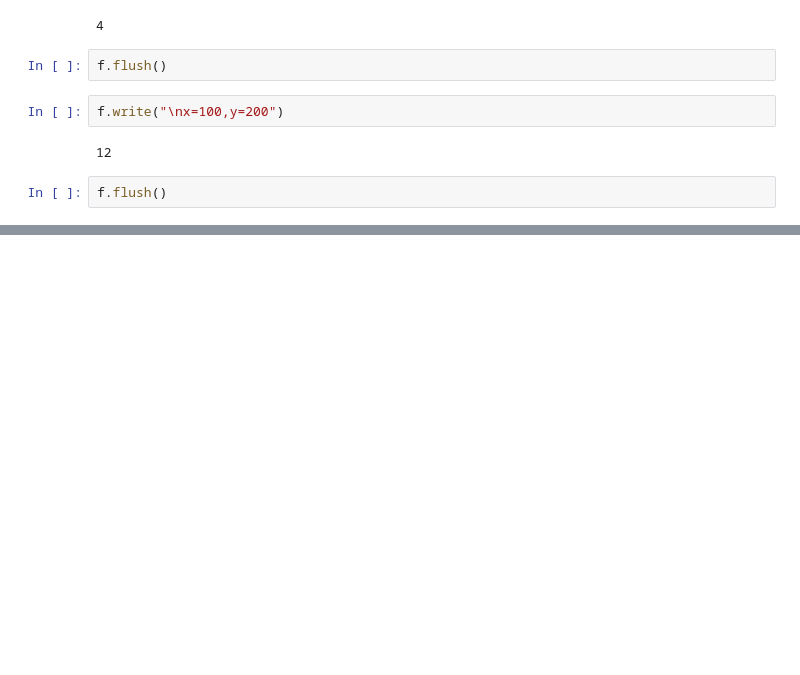
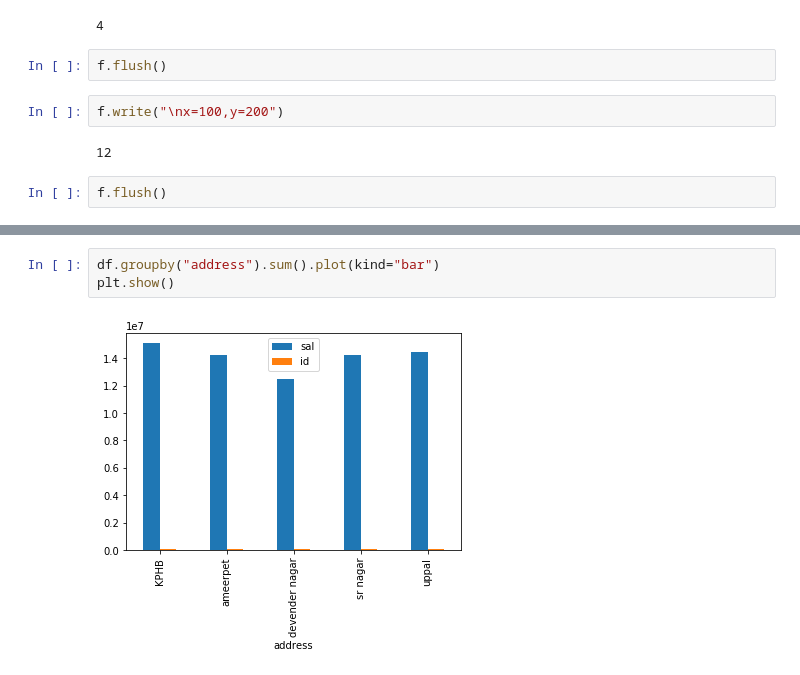
Before and after one commit to sambapython/batch67, a Jupyter notebook: files.ipynb, the cells around one changed output, grey strips where cells are left out. Drawn from its saved outputs; the diff is of its cells as text; blank space fills up the shorter version.

```diff
--- a/files.ipynb
+++ b/files.ipynb
@@ -26,0 +532,5 @@ f.flush()
+# %%
+df.groupby("address").sum().plot(kind="bar")
+plt.show()
+# %% [output]
+[figure, added]
```
Also changed, not shown: parts of 54 cells of this notebook, 2 other files.
